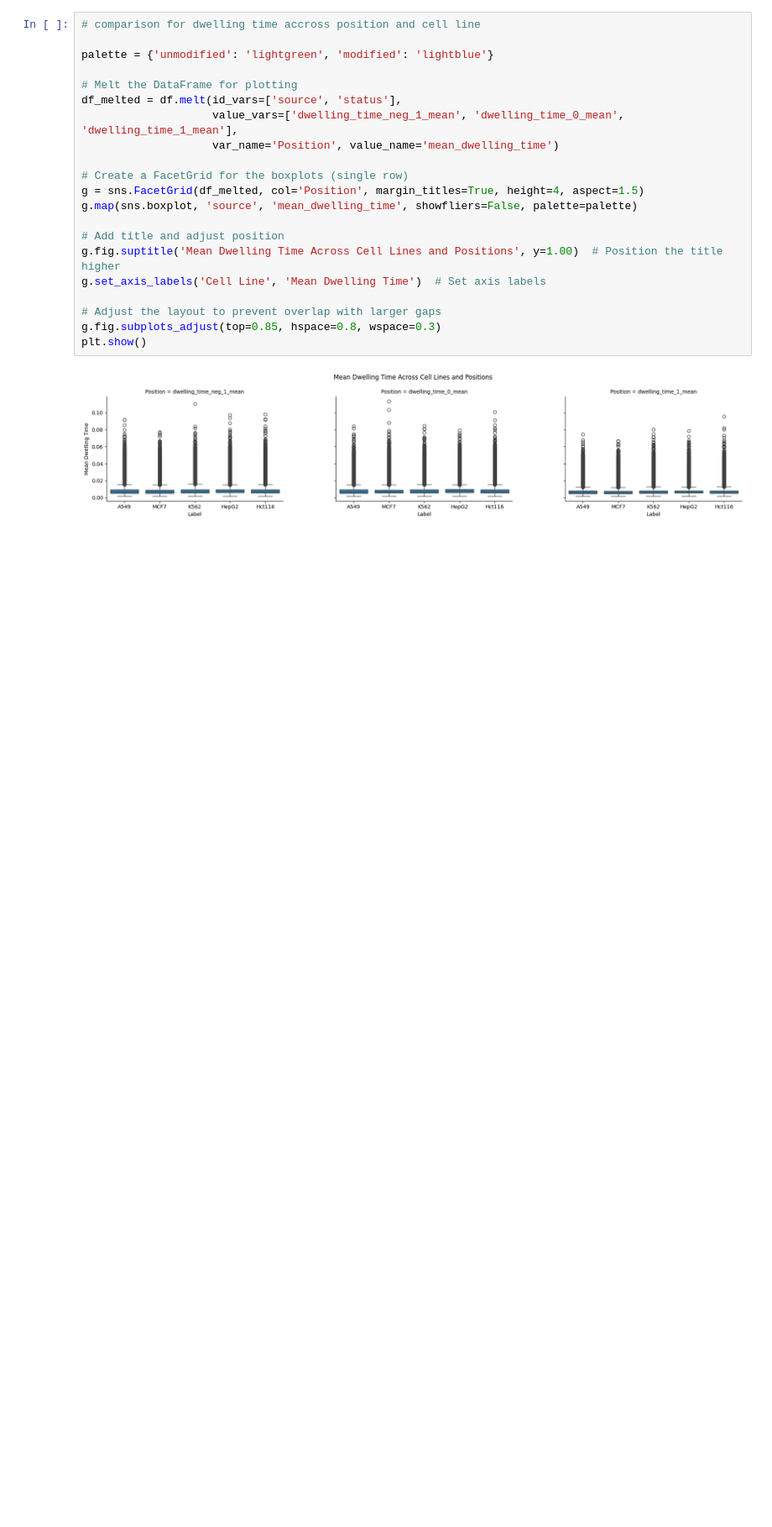
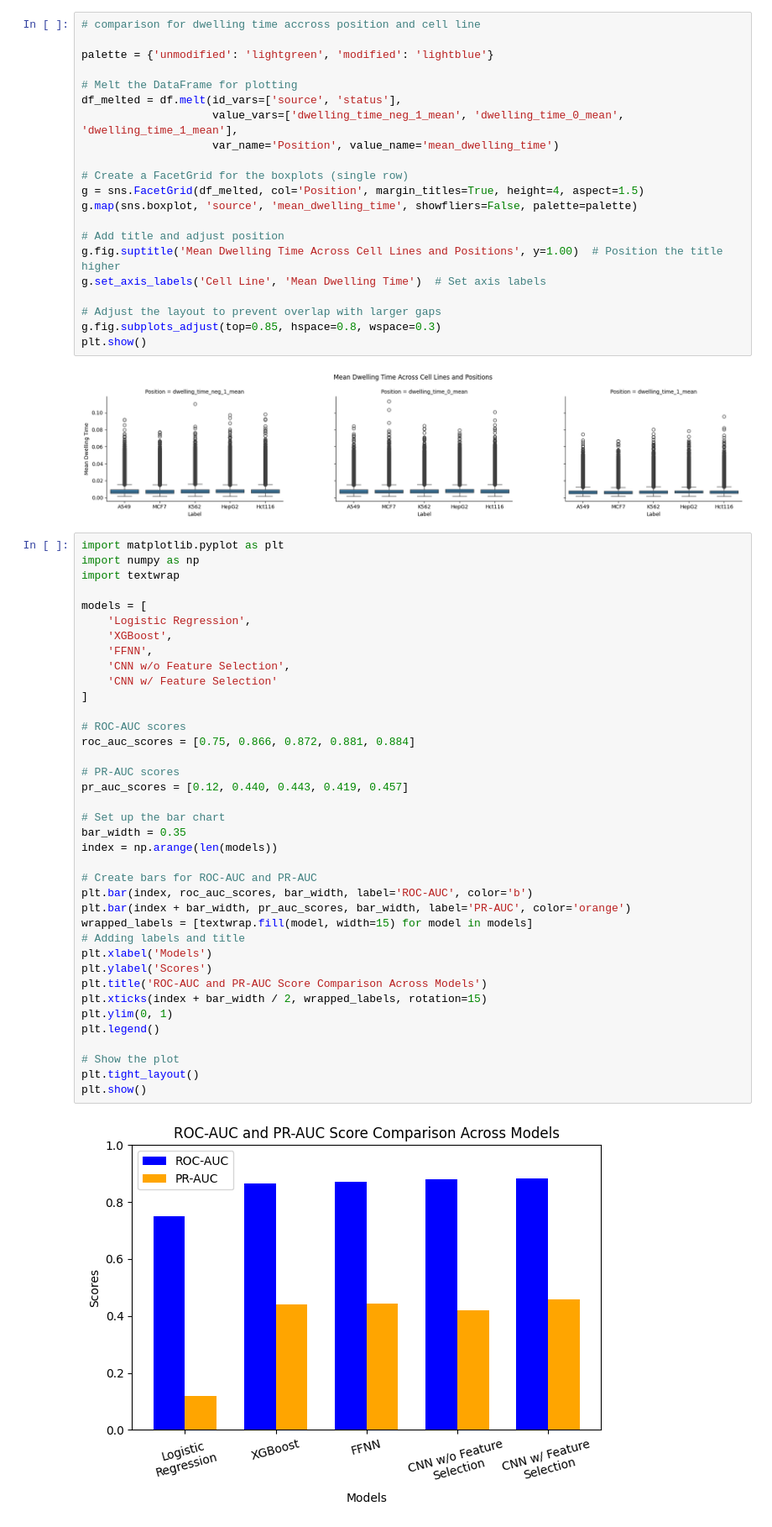
Before and after one commit to louisetxz/m6a-detection-project, a Jupyter notebook: task2.ipynb, the cells around one changed output. Shown at 84% size. Cells and saved outputs as stored; diff of their text form; blank space fills up the shorter version.

```diff
--- a/task2.ipynb
+++ b/task2.ipynb
@@ -532,3 +563,43 @@ g.fig.subplots_adjust(top=0.85, hspace=0.8, wspace=0.3)
 plt.show()
 # %% [output]
 [figure]
+# %%
+import matplotlib.pyplot as plt
+import numpy as np
+import textwrap
+
+models = [
+    'Logistic Regression',
+    'XGBoost',
+    'FFNN',
+    'CNN w/o Feature Selection',
+    'CNN w/ Feature Selection'
+]
+
+# ROC-AUC scores
+roc_auc_scores = [0.75, 0.866, 0.872, 0.881, 0.884]
+
+# PR-AUC scores
+pr_auc_scores = [0.12, 0.440, 0.443, 0.419, 0.457]
+
+# Set up the bar chart
+bar_width = 0.35
+index = np.arange(len(models))
+
+# Create bars for ROC-AUC and PR-AUC
+plt.bar(index, roc_auc_scores, bar_width, label='ROC-AUC', color='b')
+plt.bar(index + bar_width, pr_auc_scores, bar_width, label='PR-AUC', color='orange')
+wrapped_labels = [textwrap.fill(model, width=15) for model in models]
+# Adding labels and title
+plt.xlabel('Models')
+plt.ylabel('Scores')
+plt.title('ROC-AUC and PR-AUC Score Comparison Across Models')
+plt.xticks(index + bar_width / 2, wrapped_labels, rotation=15)
+plt.ylim(0, 1)
+plt.legend()
+
+# Show the plot
+plt.tight_layout()
+plt.show()
+# %% [output]
+[figure, added]
```
Also changed, not shown: parts of 3 cells of this notebook.
